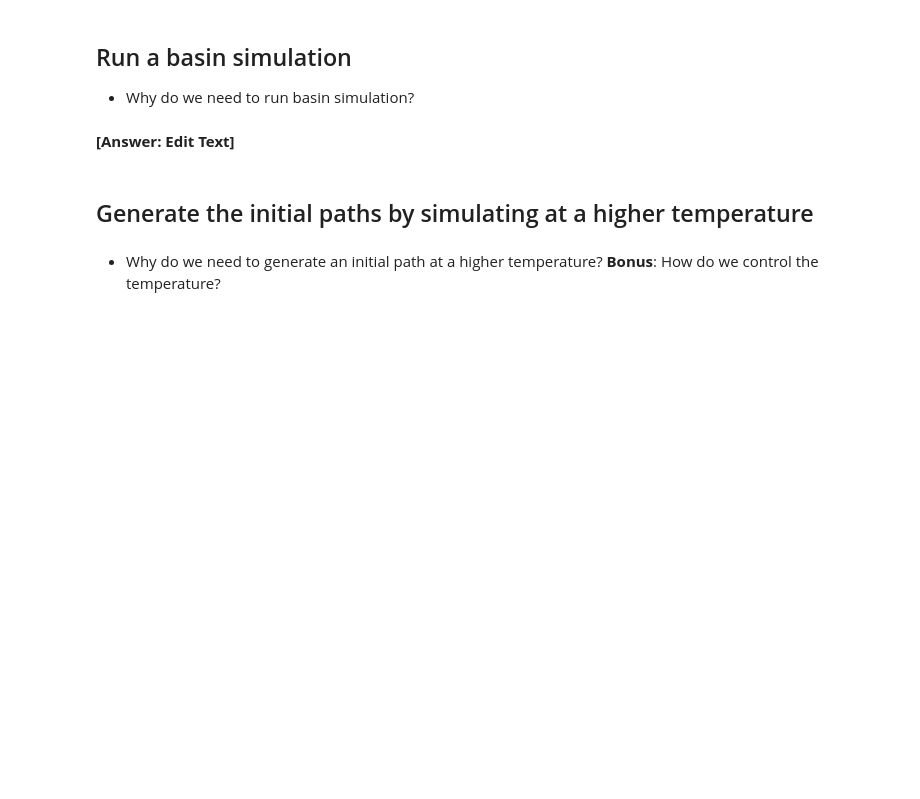
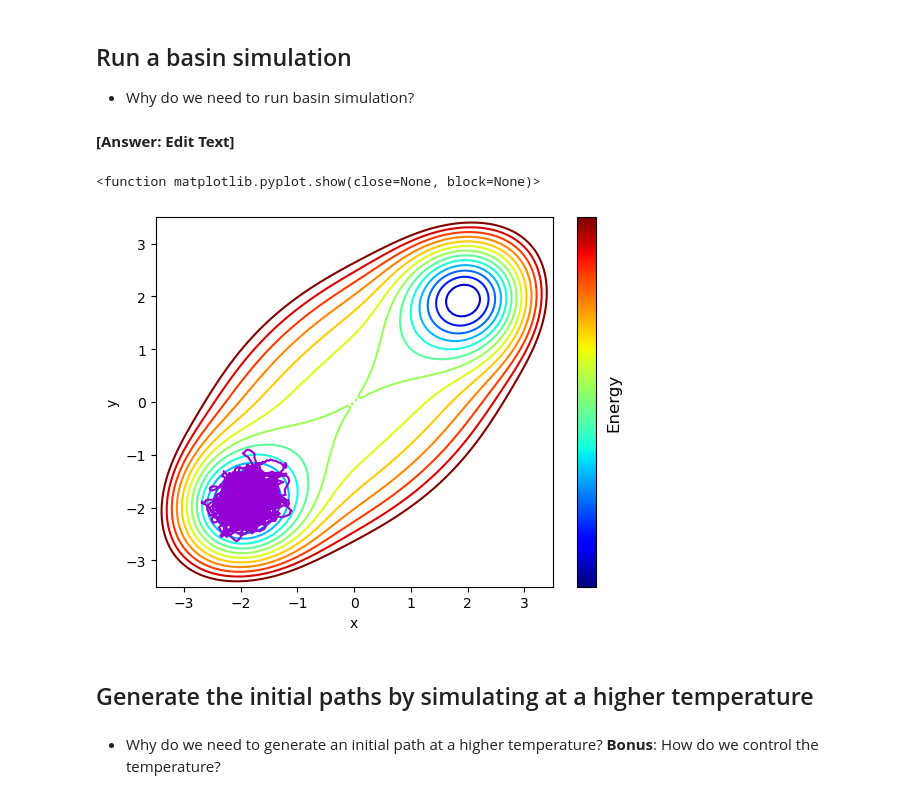
Before and after one commit to minhx010/iCoMSE-planning-spring2023, a Jupyter notebook: (RE)TIS-Code.ipynb, the cells around one changed output. Drawn from its saved outputs; the diff is of its cells as text; code cells hidden in the pictures; blank space fills up the shorter version.

```diff
--- a/(RE)TIS-Code.ipynb
+++ b/(RE)TIS-Code.ipynb
@@ -193,35 +228,43 @@ for j in range(1,basinlen + 1):
     basintraj[j] = ld.vv_step(basintraj[j-1],dt,beta,gamma,pes_type)            # each iteration is a configuration so that basintraj at the end makes a matrix
     op = ld.calc_op(op_type,basintraj[j][0],basintraj[j][1])
 
     if op < basinA:
         fromBasin = True
 
     if fromBasin == True and op >= interfaces[0]:
         n_cross_flux += 1
         fromBasin = False
 
     # Check if trajectory reaches basin B
     if op >= basinB:
         sys.exit("Basin trajectory reached B! Exiting...")
 
 if n_cross_flux == 0:
     sys.exit("No first crossings obtained from basin A to interface 0. Exiting...")
 
 
 # Visualizing basin simulation
 
 for i in range(len(x_vec)):
     for j in range(len(y_vec)):
         energy[j][i] = ld.potential(x_vec[i],y_vec[j],pes_type)
-plt.contour(x_vec,y_vec,energy,[-3.5,-3,-2.5,-2,-1.5,-1,-0.5,0,0.5,1,1.5,2,2.5,3], cmap = 'jet')
-plt.plot(basintraj[:,0],basintraj[:,1])
+
+if pes_type == 4:
+    plt.contour(x_vec,y_vec,energy,np.linspace(-100,100,30), cmap = 'jet')
+else:
+    plt.contour(x_vec,y_vec,energy,np.linspace(-3,3,20), cmap = 'jet')
+
+plt.plot(basintraj[:,0],basintraj[:,1],color='darkviolet')
 
 cbar = plt.colorbar(cm.ScalarMappable(cmap='jet'))
 cbar.set_ticks([])
 cbar.set_label(label = 'Energy', size=12)
 plt.xlabel('x')
 plt.ylabel('y')
 plt.show
+# %% [output]
+<function matplotlib.pyplot.show(close=None, block=None)>
+[figure, added]
 # %% [markdown]
 ## Generate the initial paths by simulating at a higher temperature
 # %% [markdown]
```
Also changed, not shown: parts of 16 cells of this notebook, 4 other files.
